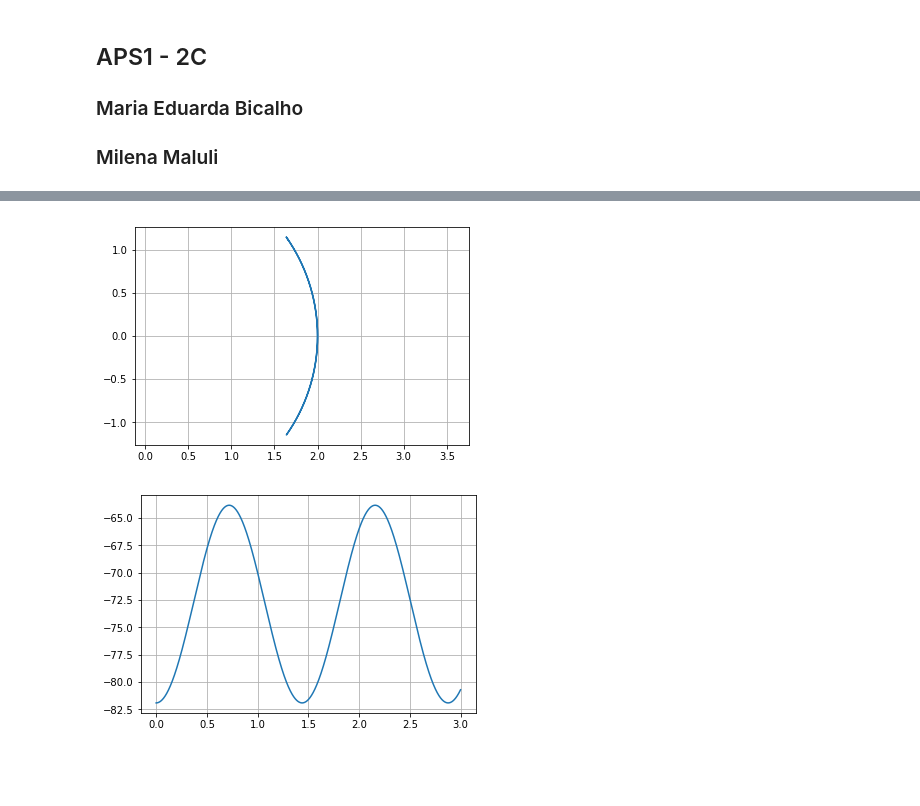
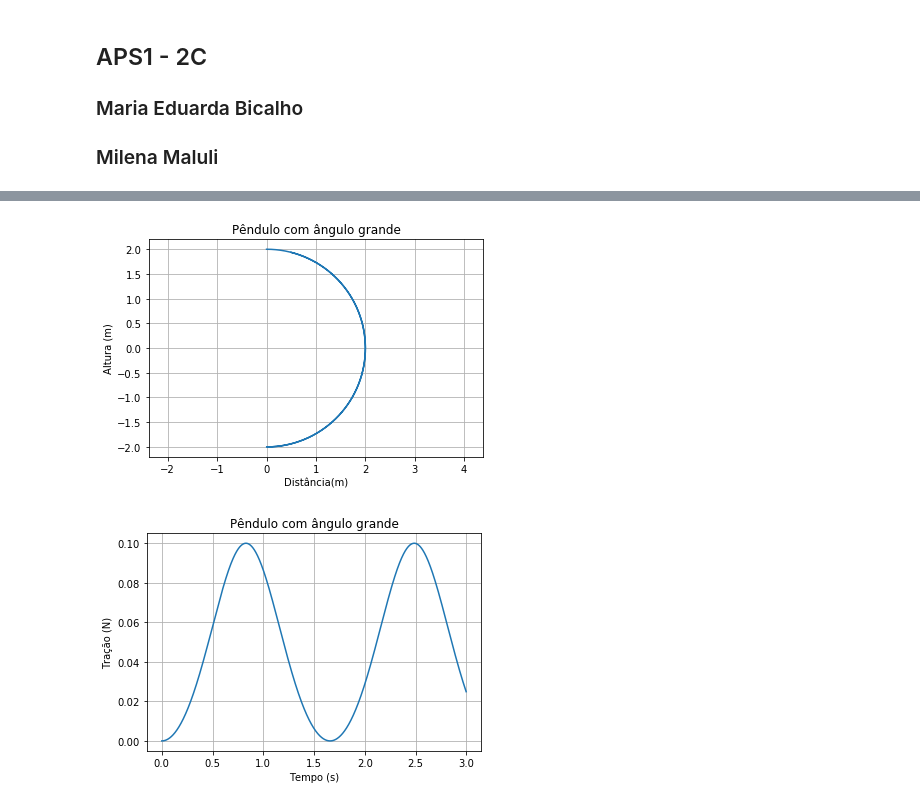
Before and after one commit to milenamaluli/FisMov, a Jupyter notebook: APS1-Pêndulo.ipynb, the cells around one changed output, grey strips where cells are left out. Drawn from its saved outputs; the diff is of its cells as text; code cells hidden in the pictures; blank space fills up the shorter version.

```diff
--- a/APS1-Pêndulo.ipynb
+++ b/APS1-Pêndulo.ipynb
@@ -7,7 +7,7 @@
 # %%
 import matplotlib.pyplot as plt
 import numpy as np
-import math
+import math as math
 
 %matplotlib inline
 from numpy import arange
@@ -15,9 +15,9 @@ from numpy import arange
 dt=0.001
 t=arange(0,2,dt)
 g=10
-Theta=radians(35)
+Theta=radians(90)
 r=2
-m=10
+m=0.01
 # %%
 def EqDif(Solucoes, t):
     Theta=Solucoes[0]
@@ -47,22 +42,29 @@ plt.show()
 x=[]
 y=[]
 T=[]
-
+A=[]
 for i in range(0,len(Solucao[:,0])):
     Theta=(Solucao[:,0])[i]
     W=(Solucao[:,1])[i]
-    x.append(r*cos(Theta))
-    y.append(r*sin(Theta))
+    x.append(r*math.cos(Theta))
+    y.append(r*math.sin(Theta))
     T.append(m*(W**2)*r-m*g*math.cos(Theta))
+    A.append(Theta)
 # %%
 plt.plot(x, y)
 plt.grid(True)
 plt.axis('equal')
+plt.xlabel('Distância(m)')
+plt.ylabel('Altura (m)')
+plt.title('Pêndulo com ângulo grande')
 plt.show()
 
 plt.plot(t, T)
 plt.grid(True)
+plt.title('Pêndulo com ângulo grande')
+plt.xlabel('Tempo (s)')
+plt.ylabel('Tração (N)')
 plt.show()
 # %% [output]
-[figure, old version]
+[figure, new version]
-[figure, old version]
+[figure, new version]
```
Also changed, not shown: parts of 2 cells of this notebook, 1 other file.
